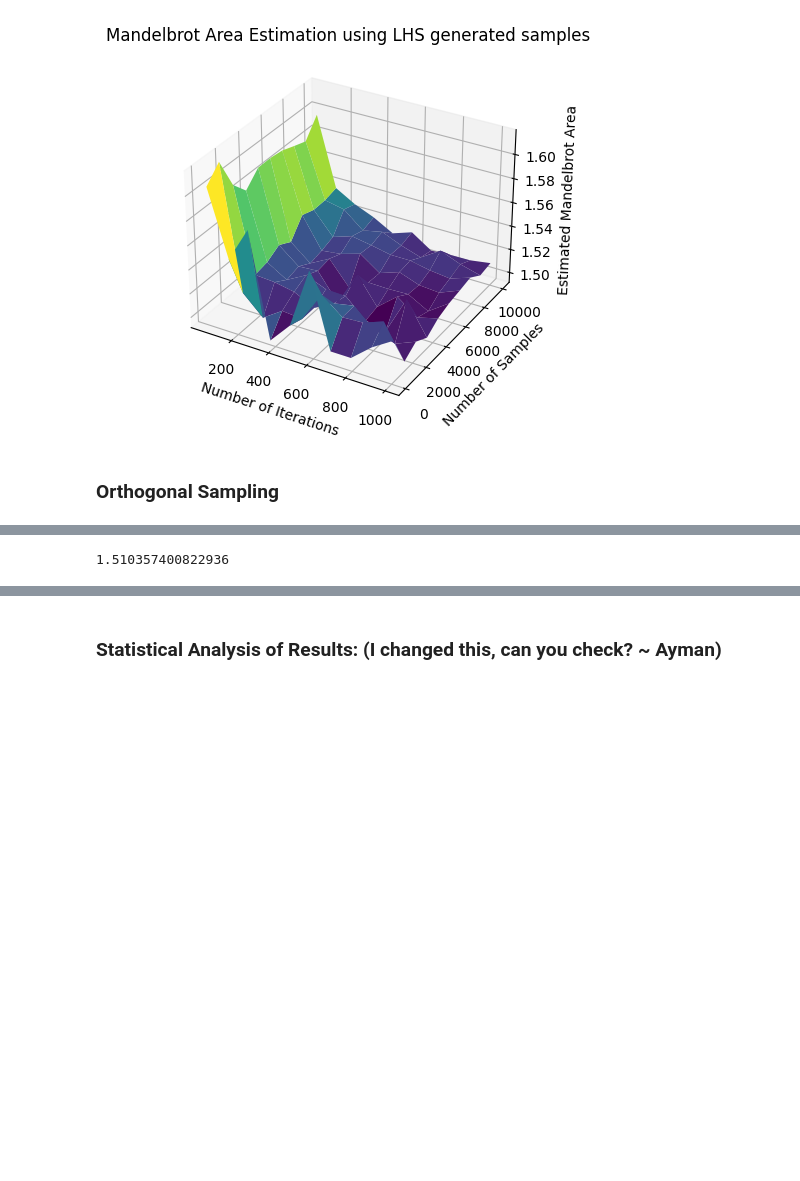
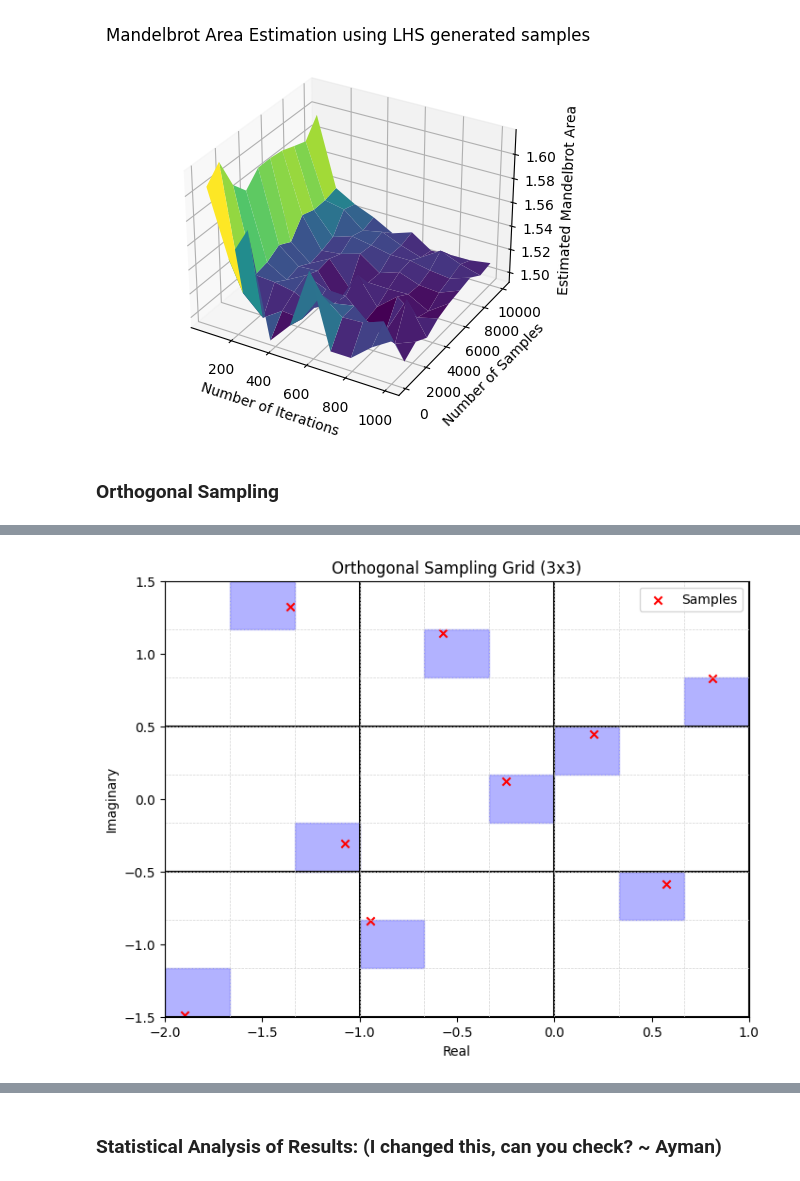
Before and after one commit to LodeVermeulen/stochastic-simulation, a Jupyter notebook: Homework 1/homework1.ipynb, the cells around one changed output, grey strips where cells are left out. Cells and saved outputs as stored; diff of their text form; code cells hidden in the pictures; blank space fills up the shorter version.

Commit message:
Start with orthogonal refactoring

```diff
--- a/Homework 1/homework1.ipynb
+++ b/Homework 1/homework1.ipynb
@@ -560,4 +494,72 @@ plt.show()
-# %%
-print(np.mean(results_ORTH[-1]))
-# %% [output]
-1.510357400822936
+# %%
+# This function could still use some refactoring
+def plot_orthogonal_sampling(complex_range: ComplexRange, grid_size):
+    samples = orthogonal_samples(complex_range, grid_size)
+    num_samples = grid_size**2
+
+    # Plot the grid and samples
+    plt.figure(figsize=(8, 6))
+    ax = plt.gca()
+    real_bounds = np.linspace(complex_range.real_min, complex_range.real_max, grid_size + 1)
+    imag_bounds = np.linspace(
+        complex_range.imaginary_min, complex_range.imaginary_max, grid_size + 1
+    )
+
+    # Add thick black grid lines
+    for i in range(grid_size + 1):
+        plt.axvline(x=real_bounds[i], color="black", linestyle="-", linewidth=1.5)
+        plt.axhline(y=imag_bounds[i], color="black", linestyle="-", linewidth=1.5)
+
+    # Add light gray sub-grid lines
+    num_subdivisions = grid_size  # For sub-grid lines
+    real_range = np.zeros(num_samples + 1)
+    real_range[0] = complex_range.real_min
+    real_range[-1] = complex_range.real_max
+    imaginary_range = np.zeros(num_samples + 1)
+    imaginary_range[0] = complex_range.imaginary_min
+    imaginary_range[-1] = complex_range.imaginary_max
+
+    for i in range(grid_size * num_subdivisions + 1):
+        real_subdiv = complex_range.real_min + (
+            complex_range.real_max - complex_range.real_min
+        ) * i / (grid_size * num_subdivisions)
+        imag_subdiv = complex_range.imaginary_min + (
+            complex_range.imaginary_max - complex_range.imaginary_min
+        ) * i / (grid_size * num_subdivisions)
+        plt.axvline(x=real_subdiv, color="lightgray", linestyle="--", linewidth=0.5)
+        plt.axhline(y=imag_subdiv, color="lightgray", linestyle="--", linewidth=0.5)
+
+        if i > 0 or i < num_samples:
+            real_range[i] = real_subdiv
+            imaginary_range[i] = imag_subdiv
+
+    # Plot samples as crosses
+    real_values = samples.real.flatten()
+    imag_values = samples.imag.flatten()
+
+    for r, im in zip(real_values, imag_values):
+        i = np.searchsorted(real_range, r) - 1
+        j = np.searchsorted(imaginary_range, im) - 1
+        rect = patches.Rectangle(
+            (real_range[i], imaginary_range[j]),
+            real_range[i + 1] - real_range[i],
+            imaginary_range[j + 1] - imaginary_range[j],
+            color="blue",
+            alpha=0.3,
+        )
+        ax.add_patch(rect)
+
+    plt.scatter(real_values, imag_values, color="red", marker="x", label="Samples")
+
+    plt.xlim(complex_range.real_min, complex_range.real_max)
+    plt.ylim(complex_range.imaginary_min, complex_range.imaginary_max)
+    plt.xlabel("Real")
+    plt.ylabel("Imaginary")
+    plt.title(f"Orthogonal Sampling Grid ({grid_size}x{grid_size})")
+    plt.legend()
+    plt.show()
+
+
+plot_orthogonal_sampling(ComplexRange(), 3)
+# %% [output]
+[figure, added]
```
Also changed, not shown: parts of 8 cells of this notebook.
